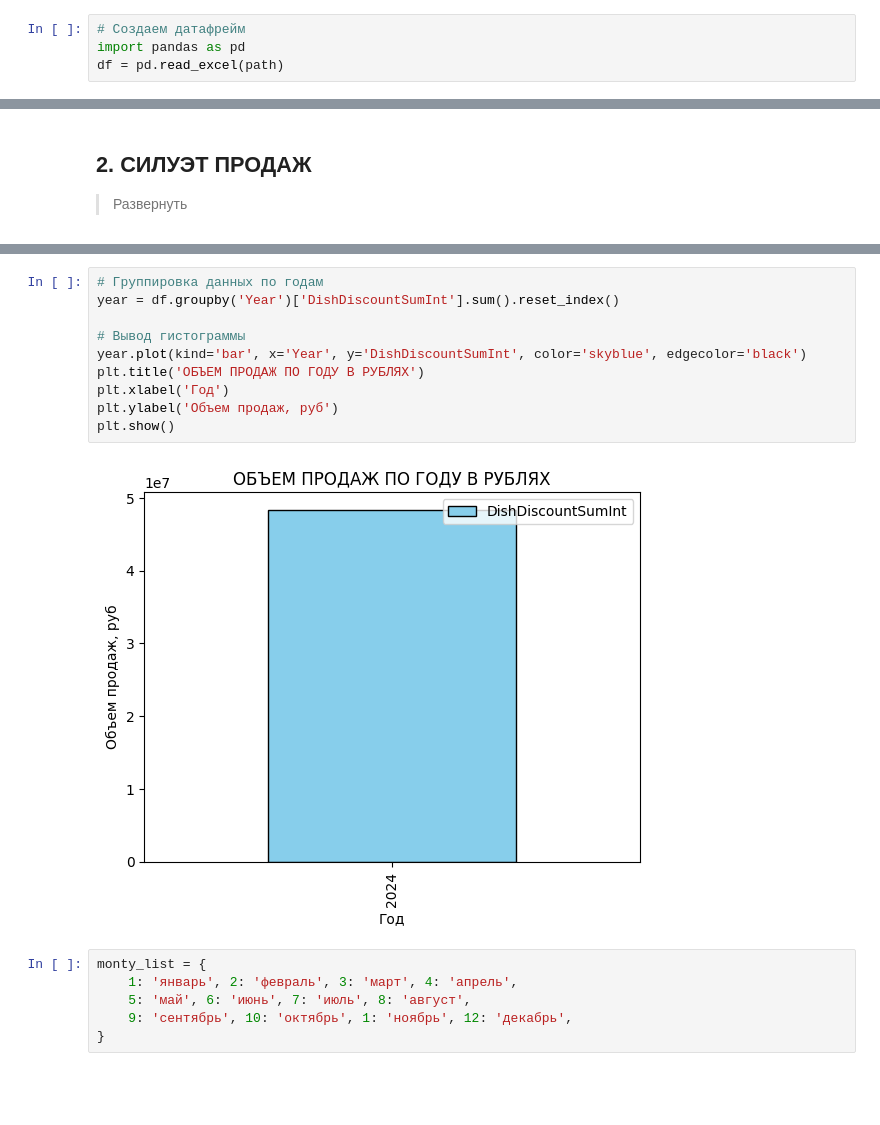
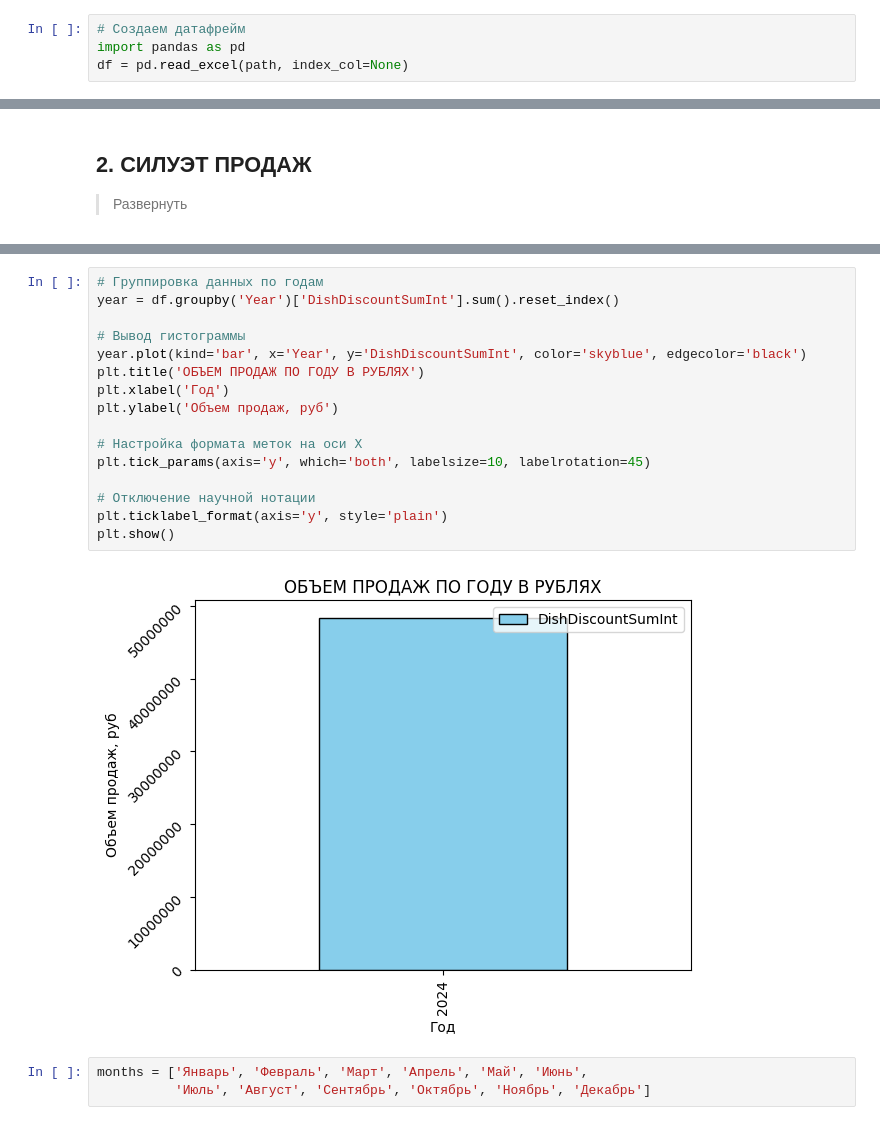
Before and after one commit to Maxxx-VS/Test_task, a Jupyter notebook: Sushi_test_task.ipynb, the cells around one changed output, grey strips where cells are left out. Drawn from its saved outputs; the diff is of its cells as text; blank space fills up the shorter version.

```diff
--- a/Sushi_test_task.ipynb
+++ b/Sushi_test_task.ipynb
@@ -57,7 +57,7 @@ print(path)
 # %%
 # Создаем датафрейм
 import pandas as pd
-df = pd.read_excel(path)
+df = pd.read_excel(path, index_col=None)
 # %%
 # Вывод структуры датафрейма
 df.info()
@@ -317,20 +319,23 @@ plt.show()
 # %%
 # Группировка данных по годам
 year = df.groupby('Year')['DishDiscountSumInt'].sum().reset_index()
 
 # Вывод гистограммы
 year.plot(kind='bar', x='Year', y='DishDiscountSumInt', color='skyblue', edgecolor='black')
 plt.title('ОБЪЕМ ПРОДАЖ ПО ГОДУ В РУБЛЯХ')
 plt.xlabel('Год')
 plt.ylabel('Объем продаж, руб')
+
+# Настройка формата меток на оси X
+plt.tick_params(axis='y', which='both', labelsize=10, labelrotation=45)
+
+# Отключение научной нотации
+plt.ticklabel_format(axis='y', style='plain')
 plt.show()
 # %% [output]
-[figure, old version]
+[figure, new version]
-# %%
-monty_list = {
-    1: 'январь', 2: 'февраль', 3: 'март', 4: 'апрель',
-    5: 'май', 6: 'июнь', 7: 'июль', 8: 'август',
-    9: 'сентябрь', 10: 'октябрь', 1: 'ноябрь', 12: 'декабрь',
-}
+# %%
+months = ['Январь', 'Февраль', 'Март', 'Апрель', 'Май', 'Июнь',
+          'Июль', 'Август', 'Сентябрь', 'Октябрь', 'Ноябрь', 'Декабрь']
 # %%
 # Группировка данных по месяцам
```
Also changed, not shown: parts of 36 cells of this notebook.
